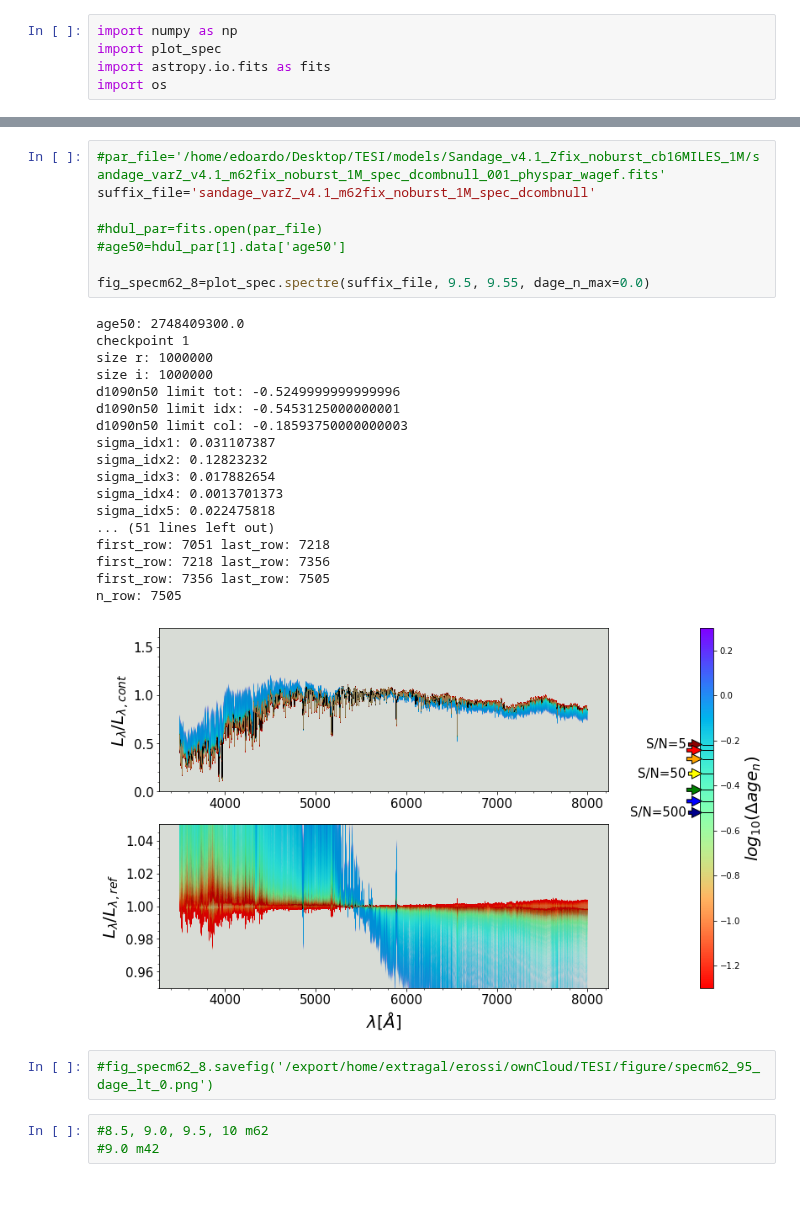
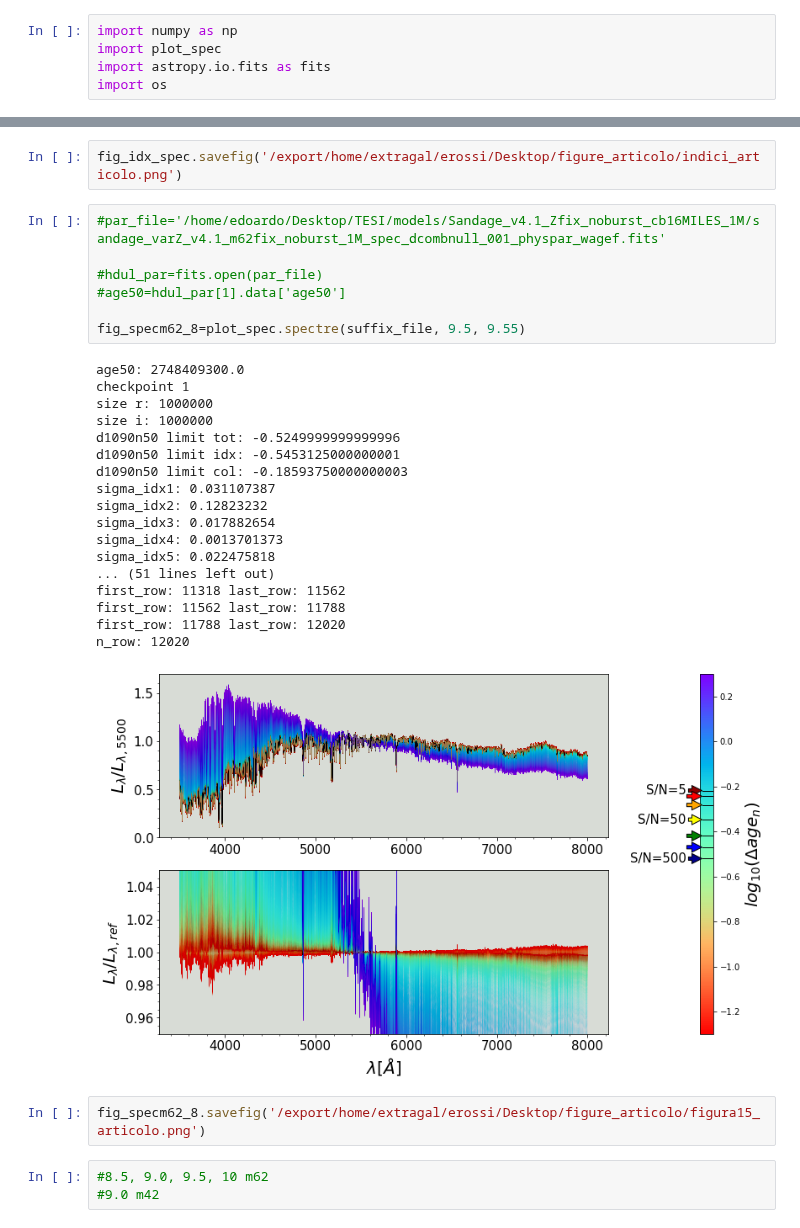
Before and after one commit to edoardorossi3/TESIedo_git, a Jupyter notebook: tesi_py/spectre.ipynb, the cells around one changed output, grey strips where cells are left out. Cells and saved outputs as stored; diff of their text form; blank space fills up the shorter version.

Commit message:
new code for paper plots, 24/04/2023

```diff
--- a/tesi_py/spectre.ipynb
+++ b/tesi_py/spectre.ipynb
@@ -10,32 +30,33 @@ os.getenv('HOME')
+# %%
+fig_idx_spec.savefig('/export/home/extragal/erossi/Desktop/figure_articolo/indici_articolo.png')
 # %%
 #par_file='/home/edoardo/Desktop/TESI/models/Sandage_v4.1_Zfix_noburst_cb16MILES_1M/sandage_varZ_v4.1_m62fix_noburst_1M_spec_dcombnull_001_physpar_wagef.fits'
-suffix_file='sandage_varZ_v4.1_m62fix_noburst_1M_spec_dcombnull'
 
 #hdul_par=fits.open(par_file)
 #age50=hdul_par[1].data['age50']
 
-fig_specm62_8=plot_spec.spectre(suffix_file, 9.5, 9.55, dage_n_max=0.0)
+fig_specm62_8=plot_spec.spectre(suffix_file, 9.5, 9.55)
 # %% [output]
 age50: 2748409300.0
 checkpoint 1
 size r: 1000000
 size i: 1000000
 d1090n50 limit tot: -0.5249999999999996
 d1090n50 limit idx: -0.5453125000000001
 d1090n50 limit col: -0.18593750000000003
 sigma_idx1: 0.031107387
 sigma_idx2: 0.12823232
 sigma_idx3: 0.017882654
 sigma_idx4: 0.0013701373
 sigma_idx5: 0.022475818
 ... (51 lines left out)
-first_row: 7051 last_row: 7218
-first_row: 7218 last_row: 7356
-first_row: 7356 last_row: 7505
-n_row: 7505
+first_row: 11318 last_row: 11562
+first_row: 11562 last_row: 11788
+first_row: 11788 last_row: 12020
+n_row: 12020
-[figure, old version]
+[figure, new version]
 # %%
-#fig_specm62_8.savefig('/export/home/extragal/erossi/ownCloud/TESI/figure/specm62_95_dage_lt_0.png')
+fig_specm62_8.savefig('/export/home/extragal/erossi/Desktop/figure_articolo/figura15_articolo.png')
 # %%
 #8.5, 9.0, 9.5, 10 m62
 #9.0 m42
```
Also changed, not shown: parts of 5 cells of this notebook, 6 other files.
